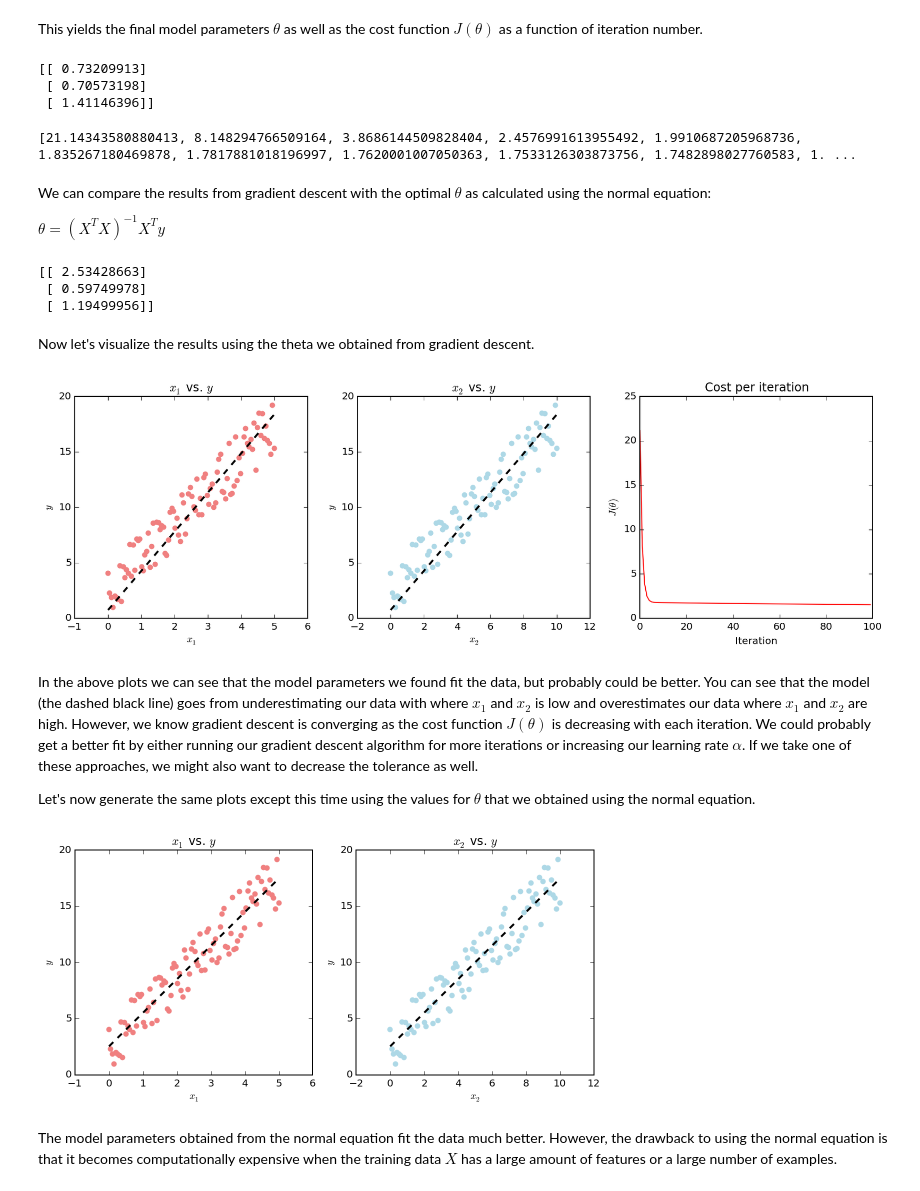
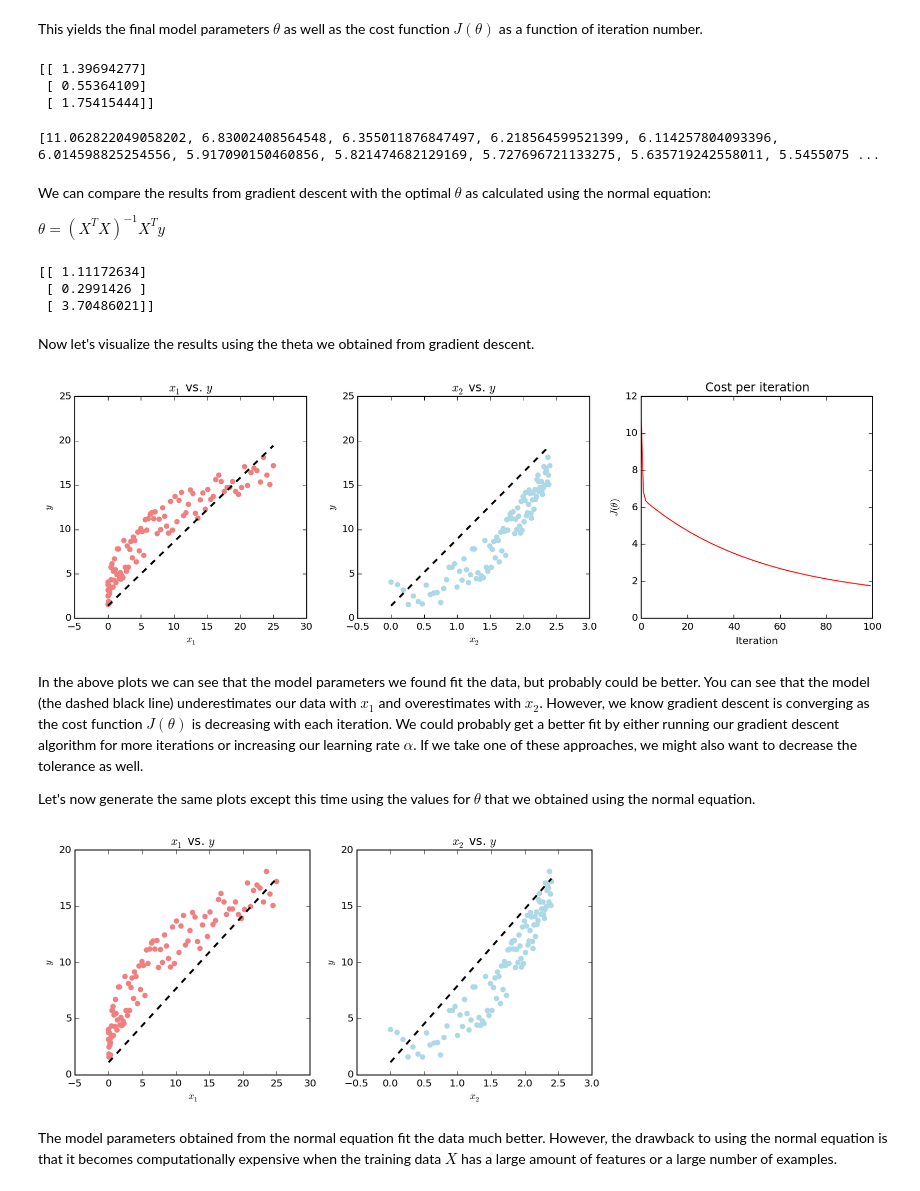
Before and after one commit to jonchar/ml-python, a Jupyter notebook: Linear regression with multiple variables.ipynb, the cells around one changed output. Saved outputs shown, nothing was run; the diff lists cells and outputs as text; code cells hidden in the pictures.

```diff
--- a/Linear regression with multiple variables.ipynb
+++ b/Linear regression with multiple variables.ipynb
@@ -57,12 +57,12 @@ Next, we will define initial guess of $\theta$ (all zeros), $X$ (based on two fe
 # %%
 n_pts = 100
 
-x1 = np.linspace(0,5,n_pts)
-x2 = np.linspace(0,10,n_pts)
+x1 = np.linspace(0,5,n_pts) ** 2
+x2 = np.log(np.linspace(0,10,n_pts)+1)
 
 initial_theta = np.matrix([np.zeros(3)]).T
 X = np.matrix([np.ones(len(x1)), x1, x2]).T
-y = np.matrix(np.random.rand(n_pts)*5 + np.linspace(0,15,n_pts)).T
+y = np.matrix(np.sin(np.random.rand(n_pts)) * 5 + np.linspace(0,15,n_pts)).T
 # %% [markdown]
 Run the gradient descent algorithm using the initial guess of $\theta$ on $X$ with outputs $y$.
 # %%
@@ -72,13 +72,13 @@ This yields the final model parameters $\theta$ as well as the cost function $J(
 # %%
 print(theta)
 # %% [output]
-[[ 0.73209913]
- [ 0.70573198]
- [ 1.41146396]]
+[[ 1.39694277]
+ [ 0.55364109]
+ [ 1.75415444]]
 # %%
 print(costs)
 # %% [output]
-[21.14343580880413, 8.148294766509164, 3.8686144509828404, 2.4576991613955492, 1.9910687205968736, 1.835267180469878, 1.7817881018196997, 1.7620001007050363, 1.7533126303873756, 1.7482898027760583, 1. ...
+[11.062822049058202, 6.83002408564548, 6.355011876847497, 6.218564599521399, 6.114257804093396, 6.014598825254556, 5.917090150460856, 5.821474682129169, 5.727696721133275, 5.635719242558011, 5.5455075 ...
 # %% [markdown]
 We can compare the results from gradient descent with the optimal $\theta$ as calculated using the normal equation:
 
@@ -87,9 +87,9 @@ $\theta = (X^T X)^{-1} X^T y$
 theta_from_norm = np.linalg.pinv(X.T * X) * X.T * y
 print(theta_from_norm)
 # %% [output]
-[[ 2.53428663]
- [ 0.59749978]
- [ 1.19499956]]
+[[ 1.11172634]
+ [ 0.2991426 ]
+ [ 3.70486021]]
 # %% [markdown]
 Now let's visualize the results using the theta we obtained from gradient descent.
 # %%
@@ -103,14 +103,14 @@ ax[0].scatter(X[:,1], y, color='lightcoral')
 ax[0].set_title('$x_1$ vs. $y$')
 ax[0].set_xlabel('$x_1$')
 ax[0].set_ylabel('$y$')
-ax[0].set_ylim(0, 20)
+#ax[0].set_ylim(0, 20)
 
 ax[1].plot(x2, theta.item(0) + theta.item(1)*x1 + theta.item(2)*x2, color='k', lw=2, ls='--')
 ax[1].scatter(X[:,2], y, color='lightblue')
 ax[1].set_title('$x_2$ vs. $y$')
 ax[1].set_xlabel('$x_2$')
 ax[1].set_ylabel('$y$')
-ax[1].set_ylim(0, 20)
+#ax[1].set_ylim(0, 20)
 
 ax[2].plot(costs, color='r')
 ax[2].set_title('Cost per iteration')
@@ -119,35 +119,35 @@ ax[2].set_ylabel(r'$J(\theta)$')
 
 fig.tight_layout()
 # %% [output]
-[figure, old version]
+[figure, new version]
 # %% [markdown]
-In the above plots we can see that the model parameters we found fit the data, but probably could be better. You can see that the model (the dashed black line) goes from underestimating our data with where $x_1$ and $x_2$ is low and overestimates our data where $x_1$ and $x_2$ are high. However, we know gradient descent is converging as the cost function $J(\theta)$ is decreasing with each iteration. We could probably get a better fit by either running our gradient descent algorithm for more iterations or increasing our learning rate $\alpha$. If we take one of these approaches, we might also want to decrease the tolerance as well.
+In the above plots we can see that the model parameters we found fit the data, but probably could be better. You can see that the model (the dashed black line) underestimates our data with $x_1$ and overestimates with $x_2$. However, we know gradient descent is converging as the cost function $J(\theta)$ is decreasing with each iteration. We could probably get a better fit by either running our gradient descent algorithm for more iterations or increasing our learning rate $\alpha$. If we take one of these approaches, we might also want to decrease the tolerance as well.
 
 Let's now generate the same plots except this time using the values for $\theta$ that we obtained using the normal equation.
 # %%
 fig, ax = plt.subplots(nrows=1, ncols=2, figsize=(8,4))
 
 theta = theta_from_norm
 
 x1 = np.linspace(X[:,1].min(), X[:,1].max(), 100)
 x2 = np.linspace(X[:,2].min(), X[:,2].max(), 100)
 
 ax[0].plot(x1, theta.item(0) + theta.item(1)*x1 + theta.item(2)*x2, color='k', lw=2, ls='--')
 ax[0].scatter(X[:,1], y, color='lightcoral')
 ax[0].set_title('$x_1$ vs. $y$')
 ax[0].set_xlabel('$x_1$')
 ax[0].set_ylabel('$y$')
-ax[0].set_ylim(0, 20)
+#ax[0].set_ylim(0, 20)
 
 ax[1].plot(x2, theta.item(0) + theta.item(1)*x1 + theta.item(2)*x2, color='k', lw=2, ls='--')
 ax[1].scatter(X[:,2], y, color='lightblue')
 ax[1].set_title('$x_2$ vs. $y$')
 ax[1].set_xlabel('$x_2$')
 ax[1].set_ylabel('$y$')
-ax[1].set_ylim(0, 20)
+#ax[1].set_ylim(0, 20)
 
 fig.tight_layout()
 # %% [output]
-[figure, old version]
+[figure, new version]
 # %% [markdown]
 The model parameters obtained from the normal equation fit the data much better. However, the drawback to using the normal equation is that it becomes computationally expensive when the training data $X$ has a large amount of features or a large number of examples.
```
Also changed, not shown: 2 other files.
